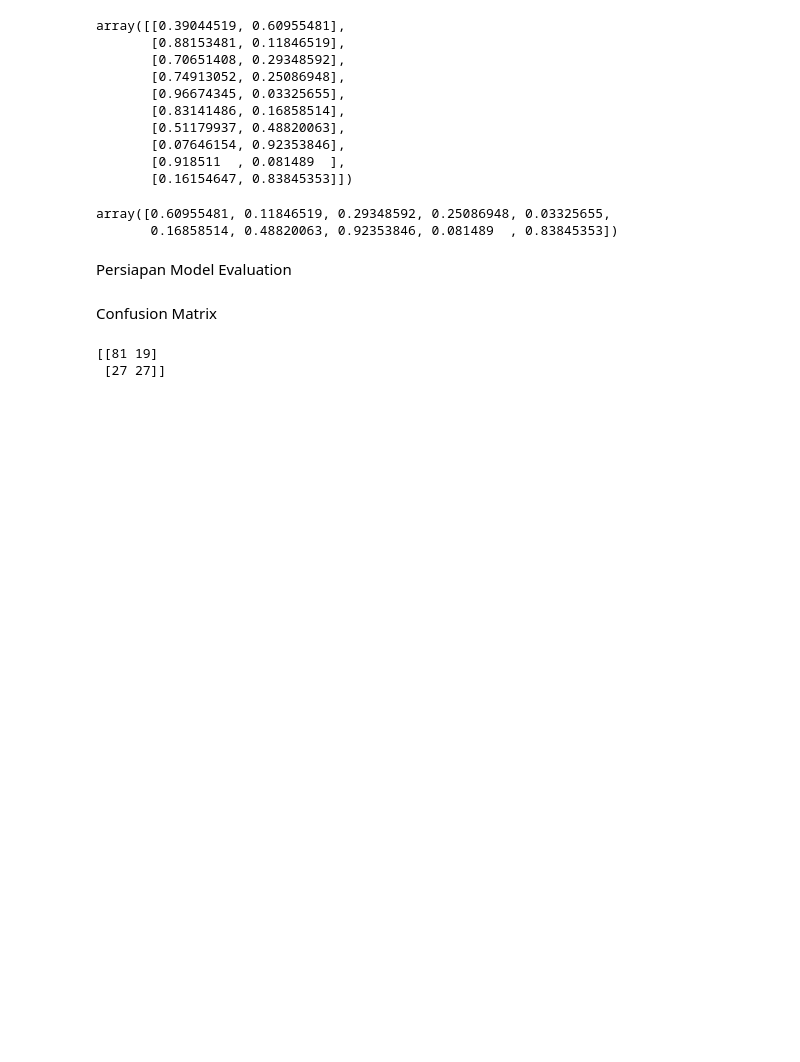
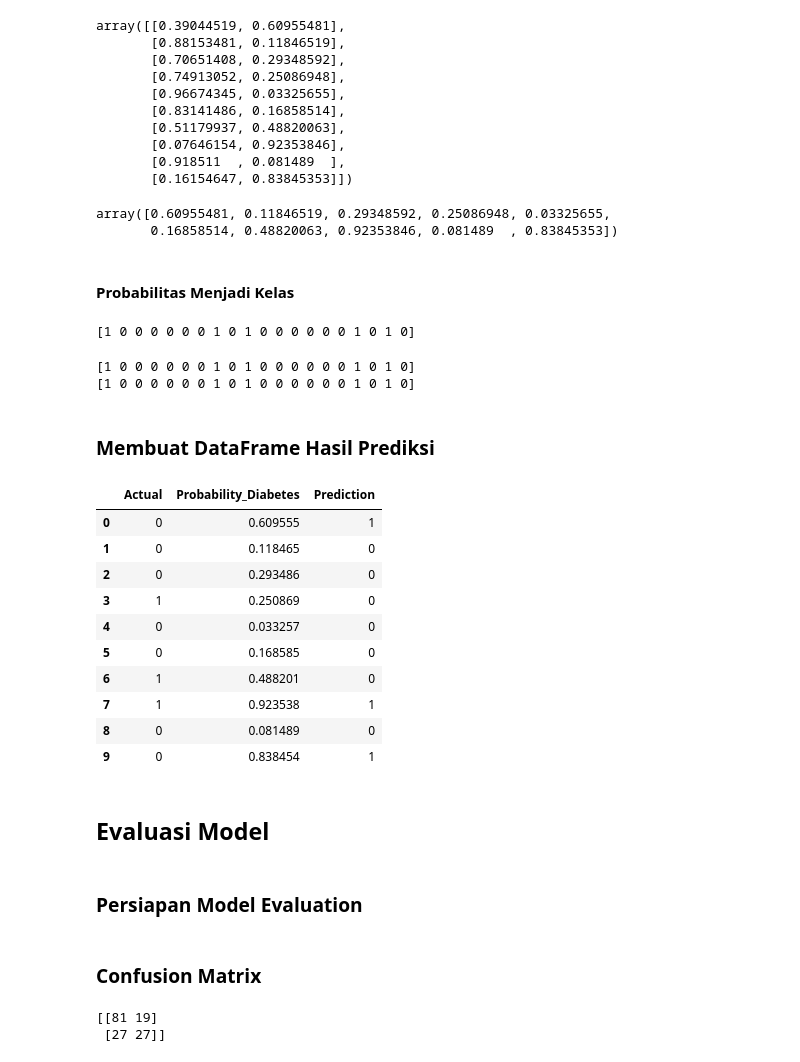
Before and after one commit to pinzii-maz/Prediksi-Risiko-Diabetes, a Jupyter notebook: Belajar Logistik Regresi.ipynb, the cells around one changed output. Saved outputs shown, nothing was run; the diff lists cells and outputs as text; code cells hidden in the pictures; blank space fills up the shorter version.

```diff
--- a/Belajar Logistik Regresi.ipynb
+++ b/Belajar Logistik Regresi.ipynb
@@ -659,8 +687,46 @@ y_prob_diabetes[:10]
 # %% [output]
 array([0.60955481, 0.11846519, 0.29348592, 0.25086948, 0.03325655,
        0.16858514, 0.48820063, 0.92353846, 0.081489  , 0.83845353])
+# %% [markdown]
+#### Probabilitas Menjadi Kelas
+# %%
+y_pred_manual = (y_prob_diabetes >= 0.5).astype(int)
+
+print(y_pred_manual[:20])
+# %% [output]
+[1 0 0 0 0 0 0 1 0 1 0 0 0 0 0 0 1 0 1 0]
+# %%
+print(y_pred[:20])
+print(y_pred_manual[:20])
+# %% [output]
+[1 0 0 0 0 0 0 1 0 1 0 0 0 0 0 0 1 0 1 0]
+[1 0 0 0 0 0 0 1 0 1 0 0 0 0 0 0 1 0 1 0]
+# %% [markdown]
+### Membuat DataFrame Hasil Prediksi
+# %%
+hasil_prediksi = pd.DataFrame({
+    'Actual': y_test.values,
+    'Probability_Diabetes': y_prob_diabetes,
+    'Prediction': y_pred
+})
+
+hasil_prediksi.head(10)
+# %% [output]
+|  | Actual | Probability_Diabetes | Prediction |
+| 0 | 0 | 0.609555 | 1 |
+| 1 | 0 | 0.118465 | 0 |
+| 2 | 0 | 0.293486 | 0 |
+| 3 | 1 | 0.250869 | 0 |
+| 4 | 0 | 0.033257 | 0 |
+| 5 | 0 | 0.168585 | 0 |
+| 6 | 1 | 0.488201 | 0 |
+| 7 | 1 | 0.923538 | 1 |
+| 8 | 0 | 0.081489 | 0 |
+| 9 | 0 | 0.838454 | 1 |
+# %% [markdown]
+## Evaluasi Model
 # %% [markdown]
-Persiapan Model Evaluation
+### Persiapan Model Evaluation
 # %%
 from sklearn.metrics import (
     confusion_matrix,
@@ -673,7 +739,7 @@ from sklearn.metrics import (
     roc_auc_score
 )
 # %% [markdown]
-Confusion Matrix
+### Confusion Matrix
 # %%
 cm = confusion_matrix(y_test, y_pred)
 
```
Also changed, not shown: parts of 40 cells of this notebook.
